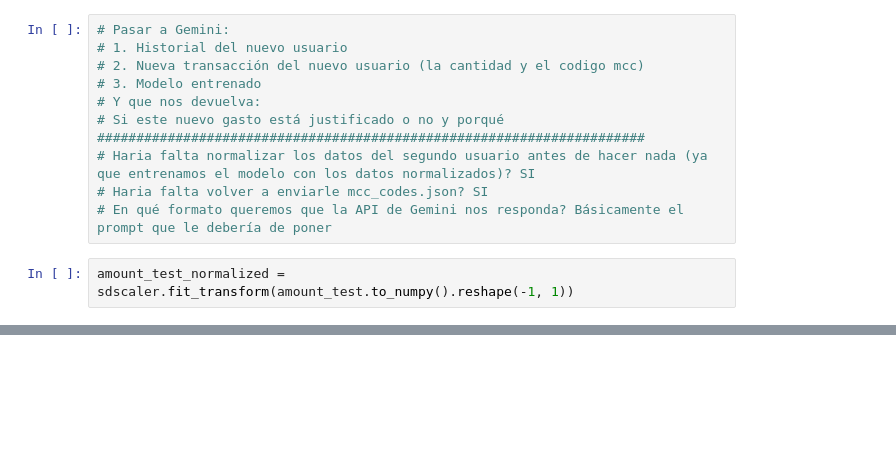
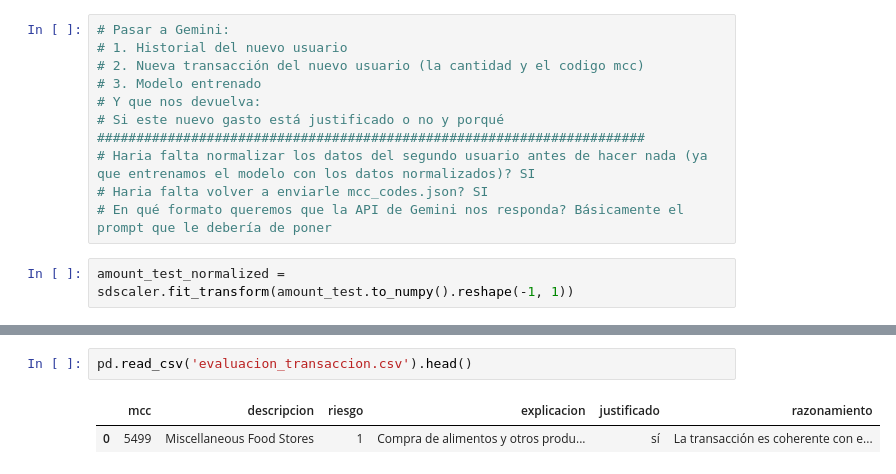
Before and after one commit to PabloJGC/rudolut, a Jupyter notebook: HackUPC.ipynb, the cells around one changed output, grey strips where cells are left out. Cells and saved outputs as stored; diff of their text form; blank space fills up the shorter version.

```diff
--- a/HackUPC.ipynb
+++ b/HackUPC.ipynb
@@ -568,0 +562,5 @@ Okay, analicemos esta nueva transacción para determinar si está justificada.
+# %%
+pd.read_csv('evaluacion_transaccion.csv').head()
+# %% [output]
+|  | mcc | descripcion | riesgo | explicacion | justificado | razonamiento |
+| 0 | 5499 | Miscellaneous Food Stores | 1 | Compra de alimentos y otros produ... | sí | La transacción es coherente con e... |
```
Also changed, not shown: parts of 2 cells of this notebook.
